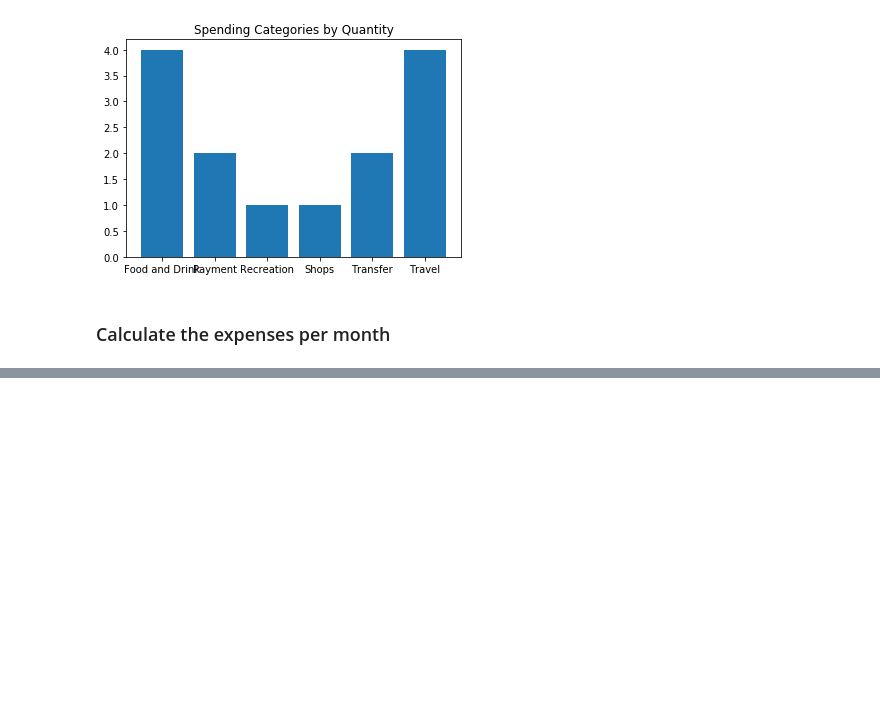
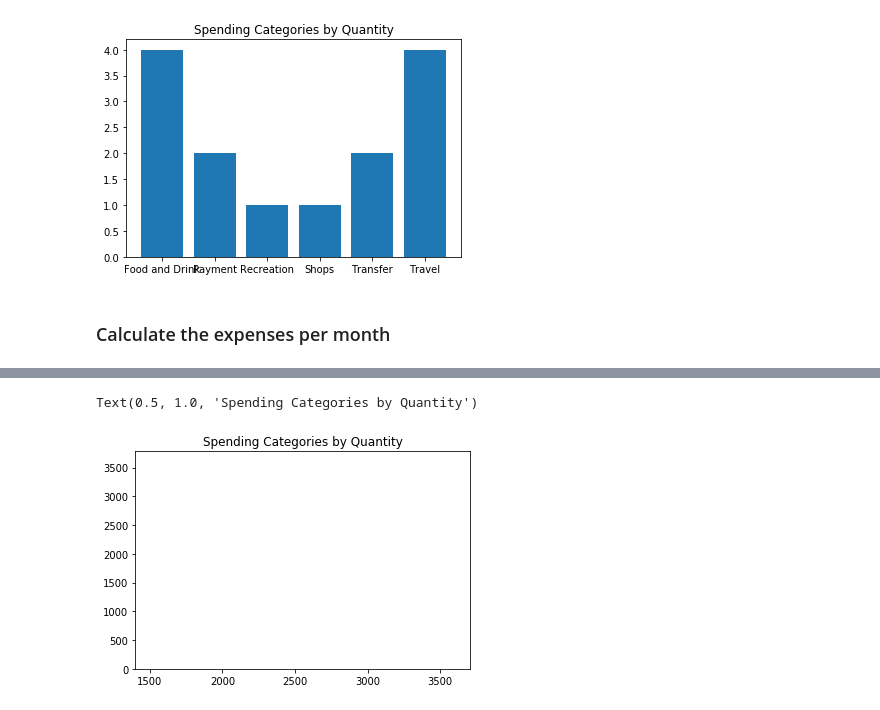
Before and after one commit to exposuretherapy/Learning-APIs, a Jupyter notebook: account_summary.ipynb, the cells around one changed output, grey strips where cells are left out. Saved outputs shown, nothing was run; the diff lists cells and outputs as text; code cells hidden in the pictures; blank space fills up the shorter version.

```diff
--- a/account_summary.ipynb
+++ b/account_summary.ipynb
@@ -229,4 +225,7 @@ ctgry_month
 # %%
-# ctgry_month_bar = plt.bar(ctgry_month['Total'],height=ctgry_qty[0],width=0.8)
-# ctgry_qty_bar = plt.title('Spending Categories by Quantity')
-# ctgry_qty_bar
+ctgry_month_bar = plt.bar(ctgry_month['Total'],height=ctgry_month['Total'],width=0.8)
+ctgry_month_bar = plt.title('Spending Categories by Quantity')
+ctgry_month_bar
+# %% [output]
+Text(0.5, 1.0, 'Spending Categories by Quantity')
+[figure, added]
```
Also changed, not shown: parts of 6 cells of this notebook.
